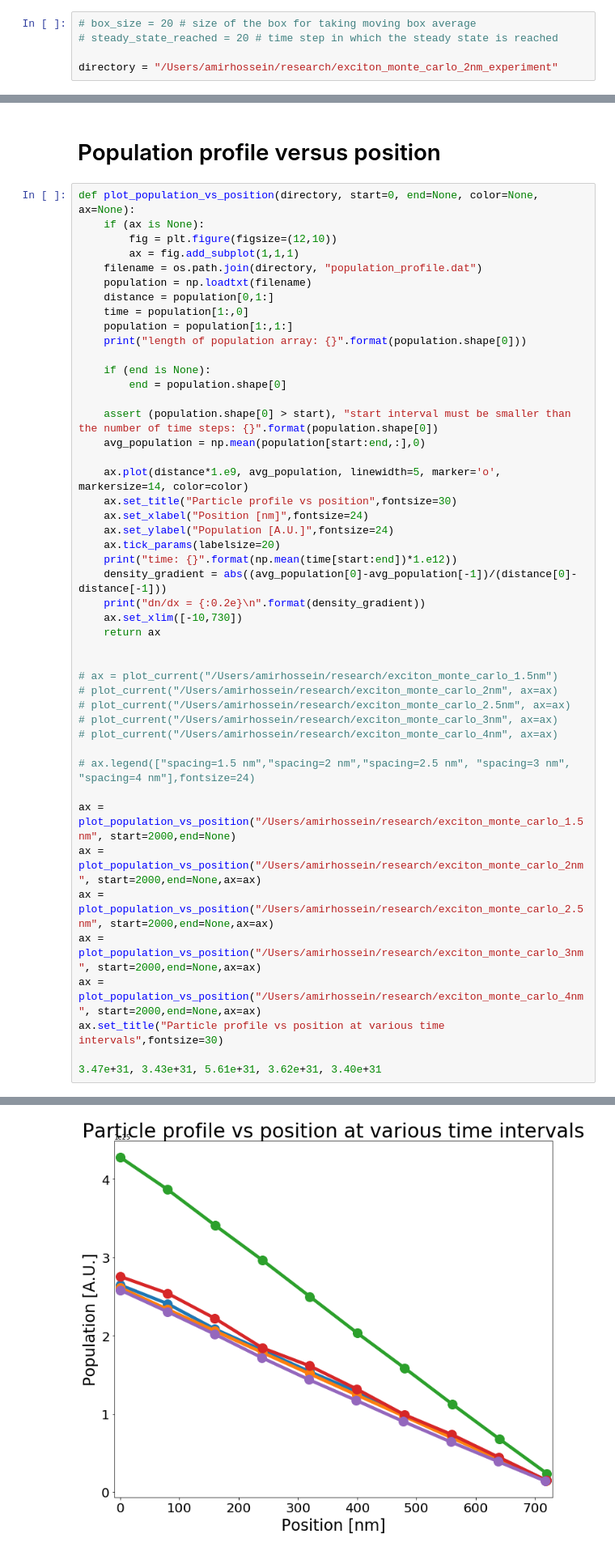
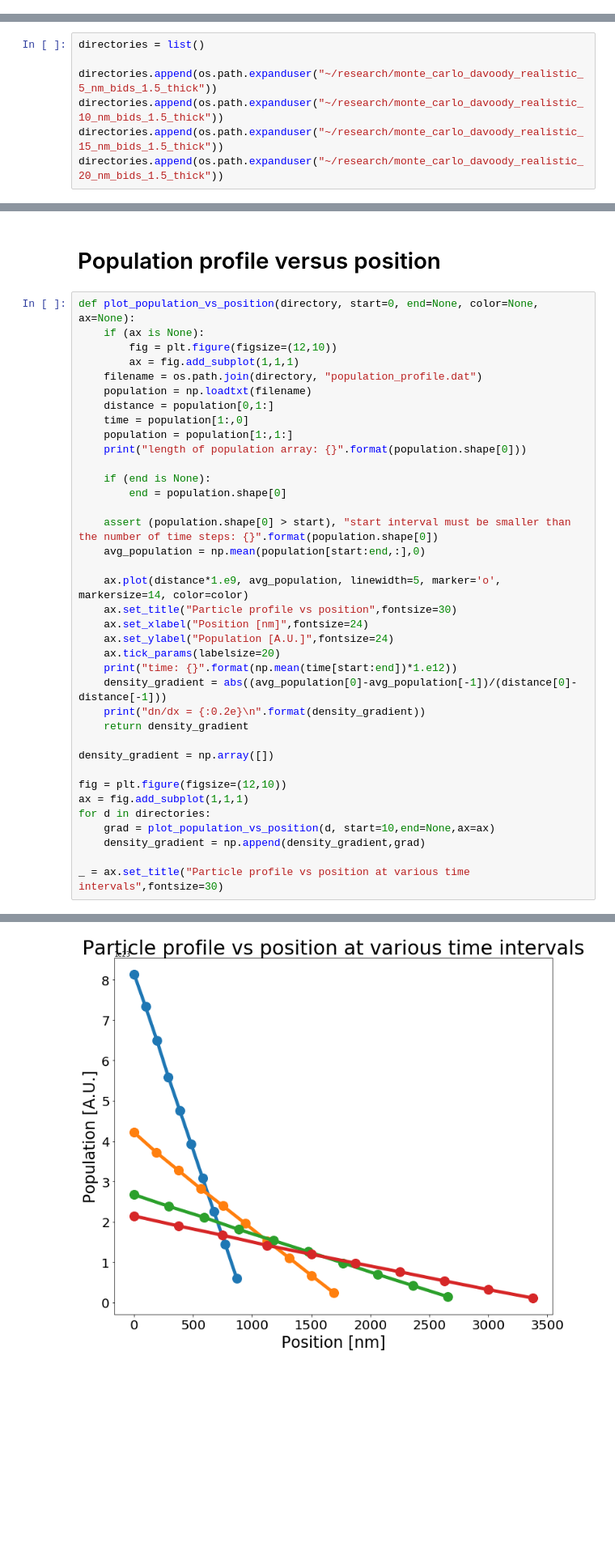
Before and after one commit to amirhosseindavoody/cnt_film_monte_carlo, a Jupyter notebook: visualization/monte_carlo_results.ipynb, the cells around one changed output, grey strips where cells are left out. Shown at 81% size. Saved outputs shown, nothing was run; the diff lists cells and outputs as text; blank space fills up the shorter version.

```diff
--- a/visualization/monte_carlo_results.ipynb
+++ b/visualization/monte_carlo_results.ipynb
@@ -14,5 +11,0 @@ eV = 1.6e-19 # electron volt in Jouls
-# %%
-# box_size = 20 # size of the box for taking moving box average
-# steady_state_reached = 20 # time step in which the steady state is reached
-
-directory = "/Users/amirhossein/research/exciton_monte_carlo_2nm_experiment"
@@ -19,3 +14,10 @@ directory = "/Users/amirhossein/research/exciton_monte_carlo_2nm_experiment"
+# %%
+directories = list()
+
+directories.append(os.path.expanduser("~/research/monte_carlo_davoody_realistic_5_nm_bids_1.5_thick"))
+directories.append(os.path.expanduser("~/research/monte_carlo_davoody_realistic_10_nm_bids_1.5_thick"))
+directories.append(os.path.expanduser("~/research/monte_carlo_davoody_realistic_15_nm_bids_1.5_thick"))
+directories.append(os.path.expanduser("~/research/monte_carlo_davoody_realistic_20_nm_bids_1.5_thick"))
 # %% [markdown]
 # read the current data
 # %%
@@ -145,24 +129,15 @@ def plot_population_vs_position(directory, start=0, end=None, color=None, ax=Non
     print("time: {}".format(np.mean(time[start:end])*1.e12))
     density_gradient = abs((avg_population[0]-avg_population[-1])/(distance[0]-distance[-1]))
     print("dn/dx = {:0.2e}\n".format(density_gradient))
-    ax.set_xlim([-10,730])
-    return ax
+    return density_gradient
 
+density_gradient = np.array([])
 
-# ax = plot_current("/Users/amirhossein/research/exciton_monte_carlo_1.5nm")
-# plot_current("/Users/amirhossein/research/exciton_monte_carlo_2nm", ax=ax)
-# plot_current("/Users/amirhossein/research/exciton_monte_carlo_2.5nm", ax=ax)
-# plot_current("/Users/amirhossein/research/exciton_monte_carlo_3nm", ax=ax)
-# plot_current("/Users/amirhossein/research/exciton_monte_carlo_4nm", ax=ax)
+fig = plt.figure(figsize=(12,10))
+ax = fig.add_subplot(1,1,1)
+for d in directories:
+    grad = plot_population_vs_position(d, start=10,end=None,ax=ax)
+    density_gradient = np.append(density_gradient,grad)
 
-# ax.legend(["spacing=1.5 nm","spacing=2 nm","spacing=2.5 nm", "spacing=3 nm", "spacing=4 nm"],fontsize=24)
-
-ax = plot_population_vs_position("/Users/amirhossein/research/exciton_monte_carlo_1.5nm", start=2000,end=None)
-ax = plot_population_vs_position("/Users/amirhossein/research/exciton_monte_carlo_2nm", start=2000,end=None,ax=ax)
-ax = plot_population_vs_position("/Users/amirhossein/research/exciton_monte_carlo_2.5nm", start=2000,end=None,ax=ax)
-ax = plot_population_vs_position("/Users/amirhossein/research/exciton_monte_carlo_3nm", start=2000,end=None,ax=ax)
-ax = plot_population_vs_position("/Users/amirhossein/research/exciton_monte_carlo_4nm", start=2000,end=None,ax=ax)
-ax.set_title("Particle profile vs position at various time intervals",fontsize=30)
-
-3.47e+31, 3.43e+31, 5.61e+31, 3.62e+31, 3.40e+31
+_ = ax.set_title("Particle profile vs position at various time intervals",fontsize=30)
 # %% [output]
@@ -189 +159 @@ Text(0.5,1,'Particle profile vs position at various time intervals')
-[figure, old version]
+[figure, new version]
```
Also changed, not shown: parts of 10 cells of this notebook, 2 other files.
